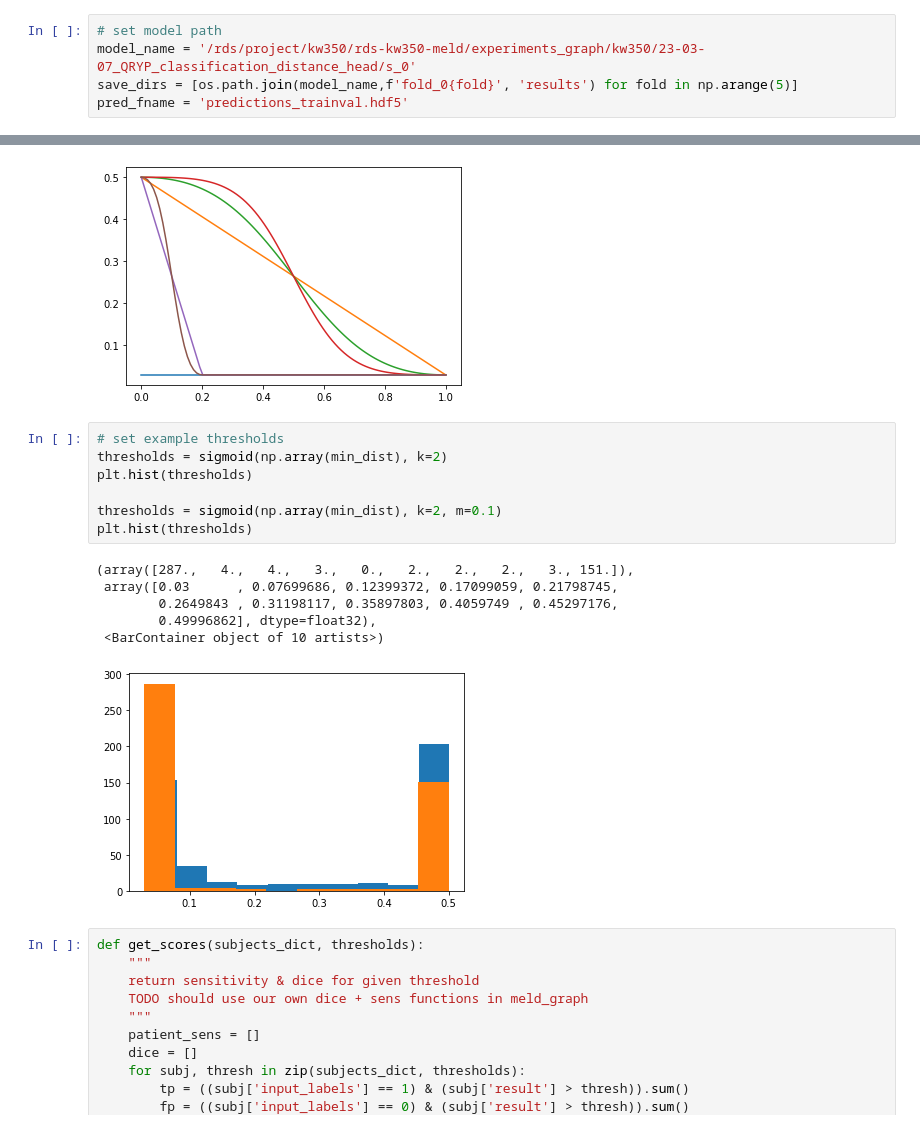
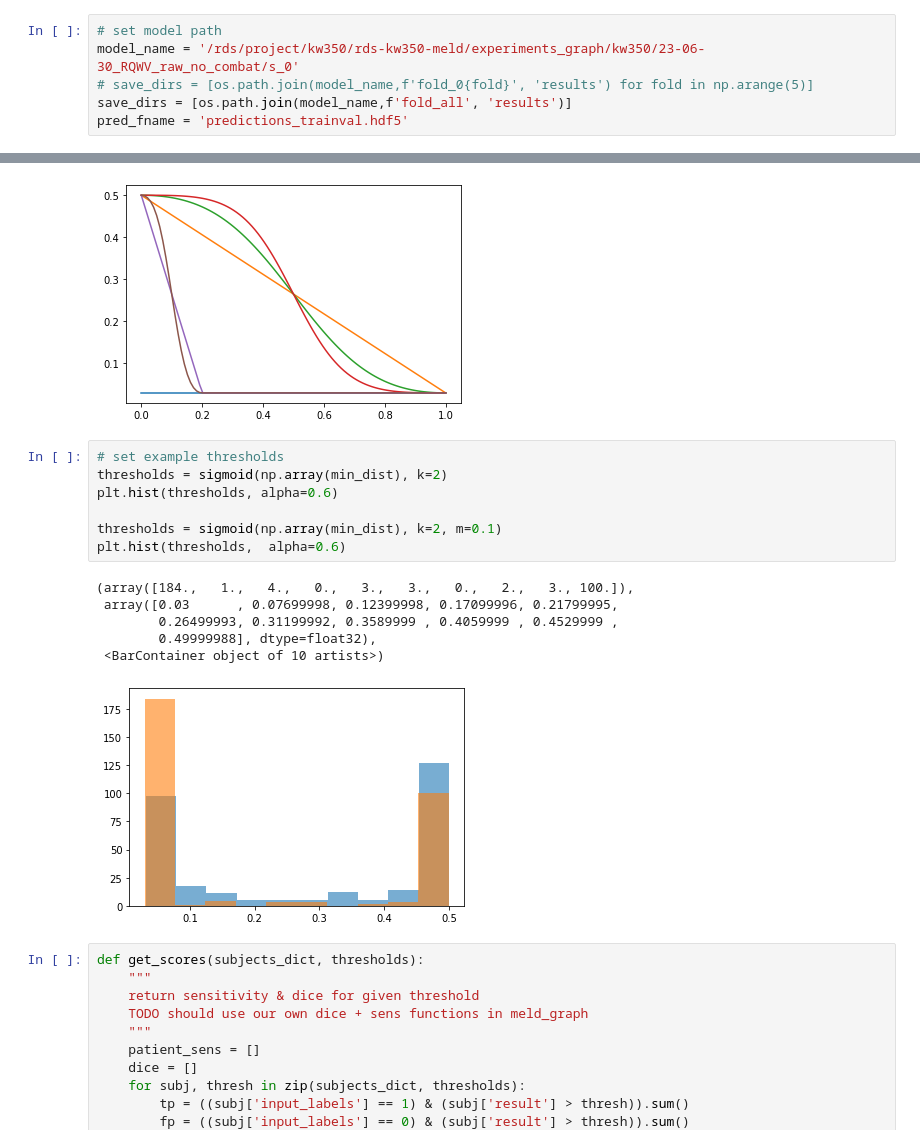
Before and after one commit to MELDProject/meld_graph, a Jupyter notebook: notebooks/threshold_predictions.ipynb, the cells around one changed output, grey strips where cells are left out. Drawn from its saved outputs; the diff is of its cells as text.

```diff
--- a/notebooks/threshold_predictions.ipynb
+++ b/notebooks/threshold_predictions.ipynb
@@ -18,7 +19,8 @@ Setting EXPERIMENT_PATH to /rds/project/kw350/rds-kw350-meld/experiments_graph/c
 # %%
 # set model path
-model_name = '/rds/project/kw350/rds-kw350-meld/experiments_graph/kw350/23-03-07_QRYP_classification_distance_head/s_0'
-save_dirs = [os.path.join(model_name,f'fold_0{fold}', 'results') for fold in np.arange(5)]
+model_name = '/rds/project/kw350/rds-kw350-meld/experiments_graph/kw350/23-06-30_RQWV_raw_no_combat/s_0'
+# save_dirs = [os.path.join(model_name,f'fold_0{fold}', 'results') for fold in np.arange(5)]
+save_dirs = [os.path.join(model_name,f'fold_all', 'results')]
 pred_fname = 'predictions_trainval.hdf5'
 # %%
 # load cohort
@@ -152,17 +145,17 @@ plt.plot(np.linspace(0,1,100), sigmoid(np.linspace(0,1,100), 2, 0.1))
 # %%
 # set example thresholds
 thresholds = sigmoid(np.array(min_dist), k=2)
-plt.hist(thresholds)
+plt.hist(thresholds, alpha=0.6)
 
 thresholds = sigmoid(np.array(min_dist), k=2, m=0.1)
-plt.hist(thresholds)
+plt.hist(thresholds,  alpha=0.6)
 # %% [output]
-(array([287.,   4.,   4.,   3.,   0.,   2.,   2.,   2.,   3., 151.]),
- array([0.03      , 0.07699686, 0.12399372, 0.17099059, 0.21798745,
-        0.2649843 , 0.31198117, 0.35897803, 0.4059749 , 0.45297176,
-        0.49996862], dtype=float32),
+(array([184.,   1.,   4.,   0.,   3.,   3.,   0.,   2.,   3., 100.]),
+ array([0.03      , 0.07699998, 0.12399998, 0.17099996, 0.21799995,
+        0.26499993, 0.31199992, 0.3589999 , 0.4059999 , 0.4529999 ,
+        0.49999988], dtype=float32),
  <BarContainer object of 10 artists>)
-[figure, old version]
+[figure, new version]
 # %%
 def get_scores(subjects_dict, thresholds):
     """
```
Also changed, not shown: parts of 11 cells of this notebook, 1 other file.
